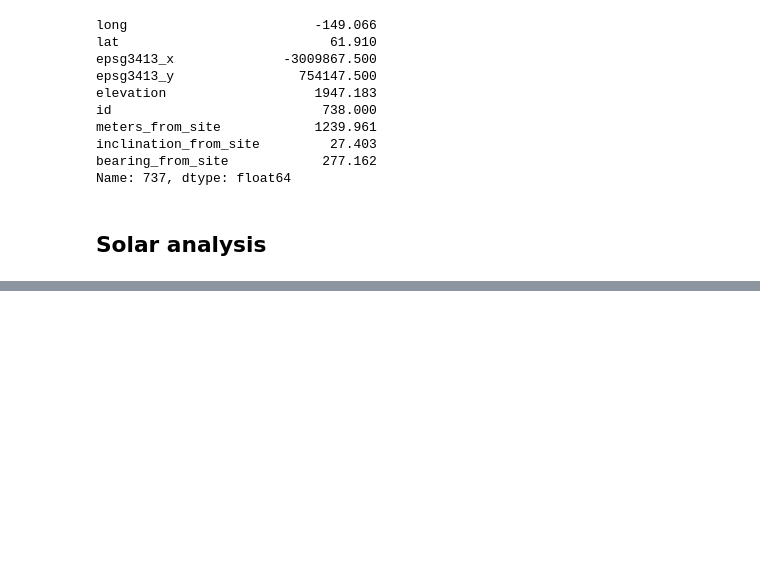
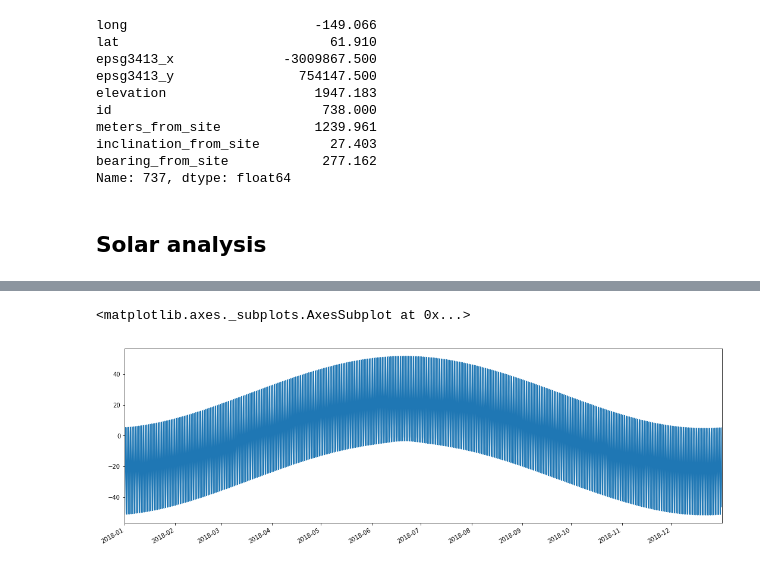
Before and after one commit to malcolmrh/solar-terrain, a Jupyter notebook: scratchbook.ipynb, the cells around one changed output, grey strips where cells are left out. Cells and saved outputs as stored; diff of their text form; code cells hidden in the pictures; blank space fills up the shorter version.

```diff
--- a/scratchbook.ipynb
+++ b/scratchbook.ipynb
@@ -127,3 +128,0 @@ panel
-# %%
-solar = ephem.Sun(panel)
-print('Azimuth east of north: %s; Altitude above horizon: %s' % (solar.az, solar.alt))
@@ -131,0 +129,24 @@ Azimuth east of north: 157:40:37.9; Altitude above horizon: 46:08:17.7
+# %%
+from pytz import all_timezones, common_timezones
+local = pytz.timezone('America/Anchorage')
+
+def get_sunangles(time_utc, observer):
+    observer.date = time_utc
+    solar = ephem.Sun(observer)
+    a = {}
+    a['az'] = math.degrees(solar.az)
+    a['alt'] = math.degrees(solar.alt)
+    return a
+
+get_sunangles(datetime.datetime.utcnow(), panel)
+
+df1 = pd.DataFrame(index=pd.date_range('2018-01-01 00:00', '2018-12-31 23:00', freq='H', tz=local))
+
+df1['ts_utc'] = (df1.index).tz_convert(pytz.timezone('UTC'))
+df1['az'] = df1.apply(lambda row: get_sunangles(row['ts_utc'], panel)['az'], axis=1)
+df1['alt'] = df1.apply(lambda row: get_sunangles(row['ts_utc'], panel)['alt'], axis=1)
+# %%
+df1.alt.plot(figsize=(18,6))
+# %% [output]
+<matplotlib.axes._subplots.AxesSubplot at 0x...>
+[figure, added]
```
Also changed, not shown: parts of 3 cells of this notebook.
